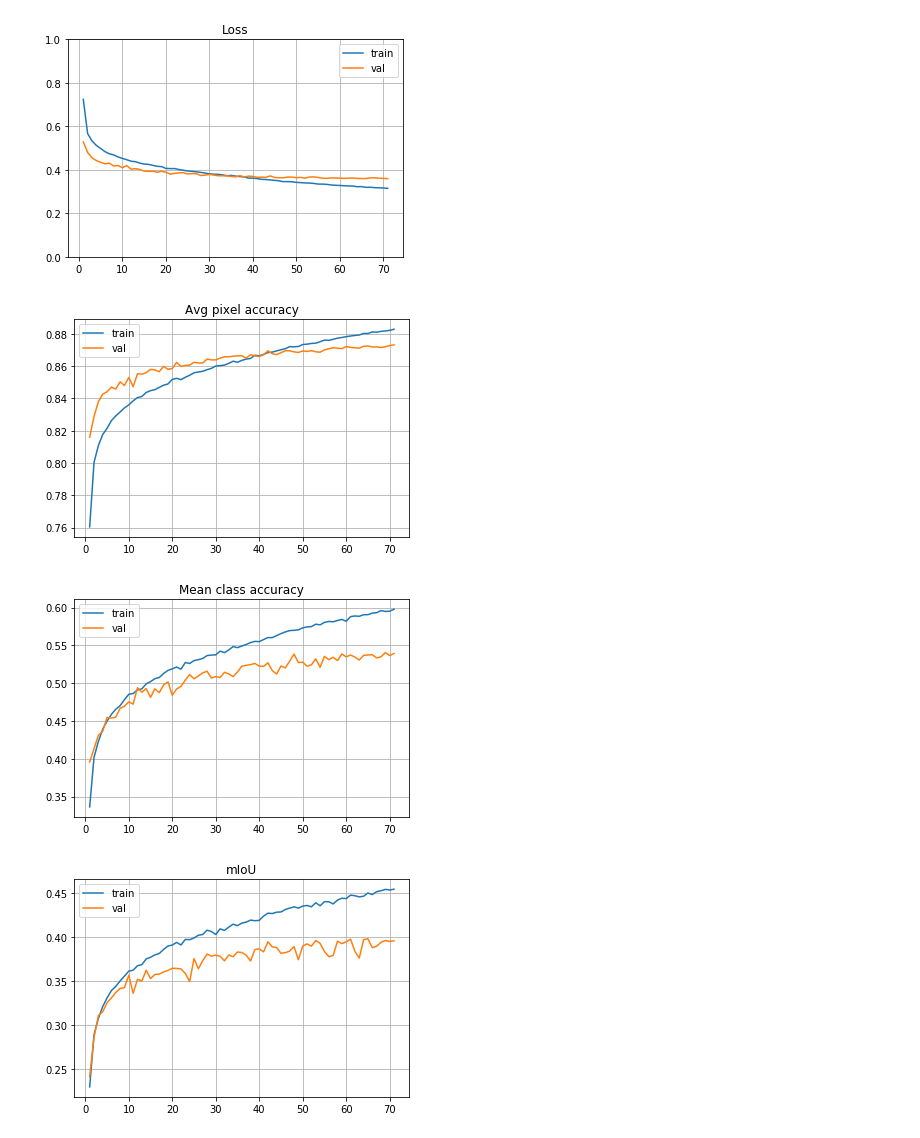
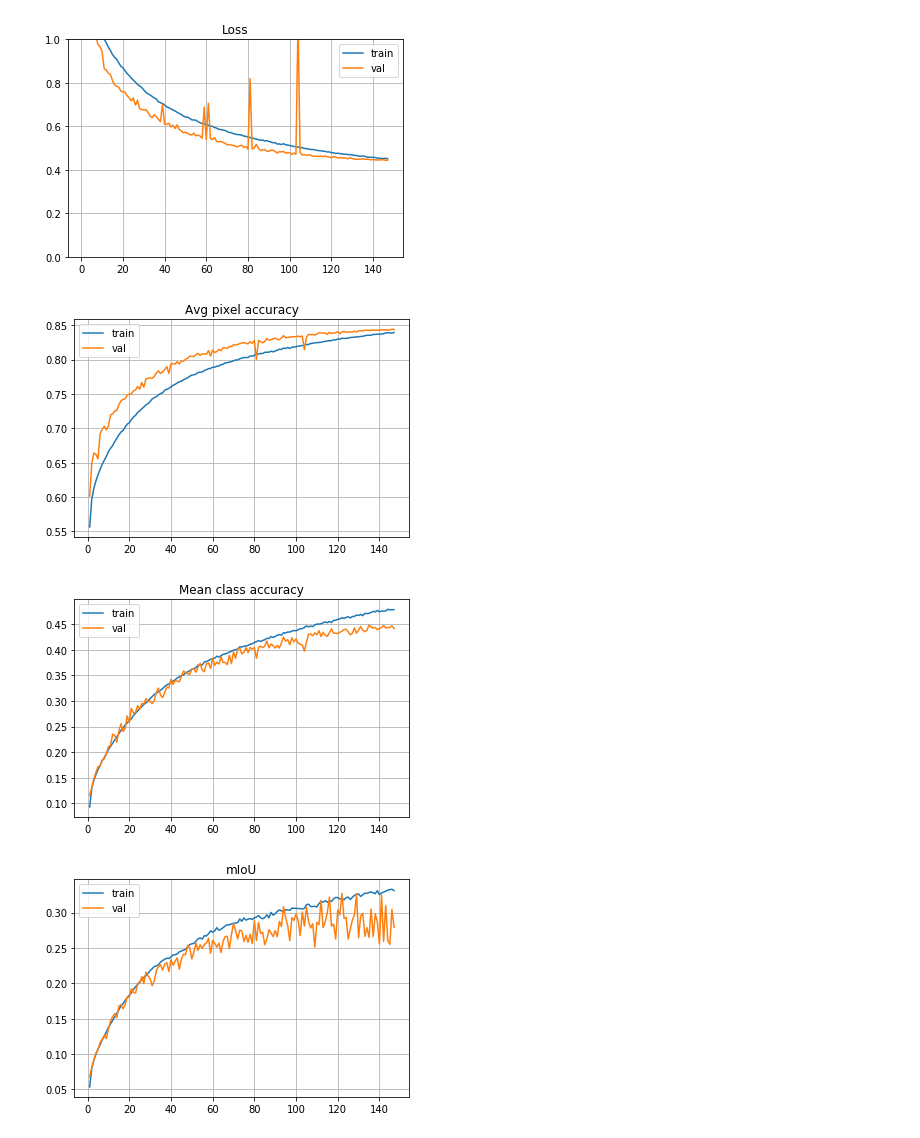
Before and after one commit to wenliangdai/msc-project, a Jupyter notebook: visualisation.ipynb, the cells around one changed output. Cells and saved outputs as stored; diff of their text form; code cells hidden in the pictures.

```diff
--- a/visualisation.ipynb
+++ b/visualisation.ipynb
@@ -60,9 +60,9 @@ def draw_im(folder, im_list):
         plt.title(im)
         plt.imshow(image)
 # %%
-draw('results_lip_pretrained', loss_range=[0,1])
+draw('results_lip', loss_range=[0,1])
 # %% [output]
-[figure, old version]
+[figure, new version]
-[figure, old version]
+[figure, new version]
-[figure, old version]
+[figure, new version]
-[figure, old version]
+[figure, new version]
```
Also changed, not shown: 1 other file.
